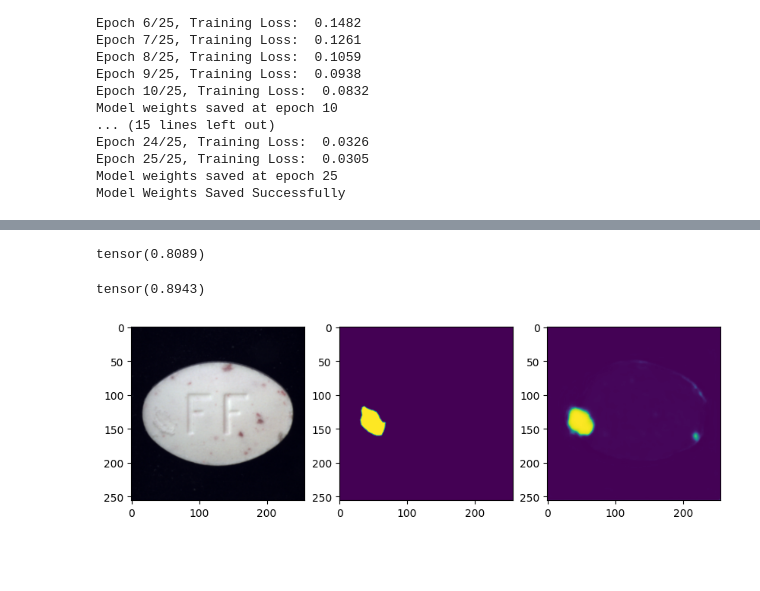
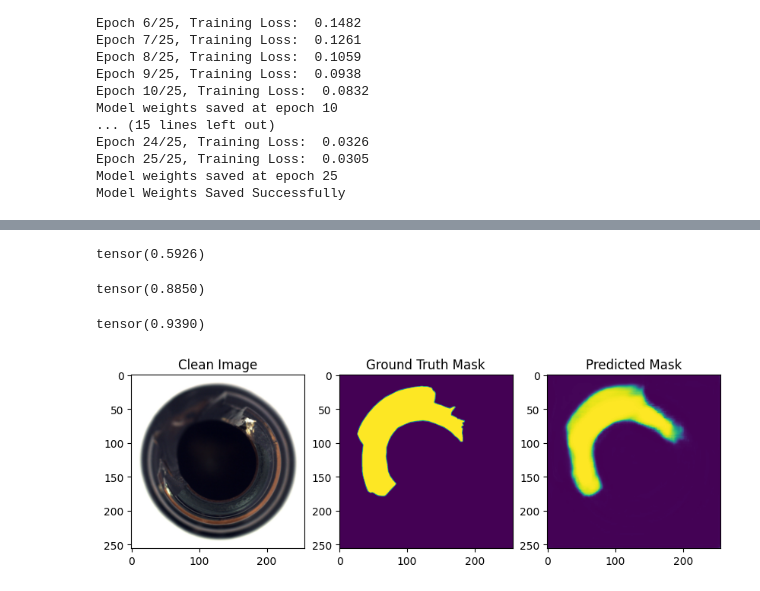
Before and after one commit to gokulmk-12/KLA-Denoising-DLI, a Jupyter notebook: models/MaskSeg.ipynb, the cells around one changed output, grey strips where cells are left out. Saved outputs shown, nothing was run; the diff lists cells and outputs as text; code cells hidden in the pictures; blank space fills up the shorter version.

```diff
--- a/models/MaskSeg.ipynb
+++ b/models/MaskSeg.ipynb
@@ -150,3 +145,12 @@ Epoch 24/25, Training Loss:  0.0326
 Epoch 25/25, Training Loss:  0.0305
 Model weights saved at epoch 25
 Model Weights Saved Successfully
+# %%
+from networks import RIDNet
+
+unetmodel_path = torch.load("saved_models/unet_model.pth")
+unetmodel.load_state_dict(unetmodel_path)
+
+ridnetmodel_path = torch.load("saved_models/ridnet_model.pth")
+ridnet = RIDNet()
+ridnet.load_state_dict(ridnetmodel_path)
@@ -157,32 +190,44 @@ yValPred = unetmodel(Xval[0:8, :, :, :])
+# %%
+intersection = (y_denoise_bin * y_true_bin).sum()
+union = y_denoise_bin.sum() + y_true.sum() - intersection
+iou = intersection / union
+
+iou
+dice_coeff = (2 * intersection) / (y_denoise_bin.sum() + y_true_bin.sum())
+
+print(dice_coeff)
+# %% [output]
+tensor(0.5926)
 # %%
 _, ax = plt.subplots(1, 3, figsize=(10, 8))
 
 ax[0].imshow(Xval[3].detach().numpy().transpose(1, 2, 0))
+ax[0].set_title("Clean Image")
 ax[1].imshow(yVal[3].detach().numpy().transpose(1, 2, 0))
+ax[1].set_title("Ground Truth Mask")
 ax[2].imshow((torch.sigmoid(yValPred[3])).detach().numpy().transpose(1, 2, 0))
+ax[2].set_title("Predicted Mask")
+
 
 y_pred = torch.sigmoid(yValPred[3]) > 0.5
 y_true = yVal[3] > 0.5
 
 y_pred_binary = y_pred.float()
 y_true_binary = y_true.float()
 
 pixel_accuracy = (y_pred_binary == y_true_binary).float().mean()
 pixel_accuracy
 
 intersection = (y_pred_binary * y_true_binary).sum()
 union = y_pred_binary.sum() + y_true_binary.sum() - intersection
 iou = intersection / union
 
 print(iou)
 
 dice_coeff = (2 * intersection) / (y_pred_binary.sum() + y_true_binary.sum())
 
 dice_coeff
-
-# # torch.unique((torch.sigmoid(yValPred[0])>0.5).float())
-# torch.sigmoid(yValPred[1])
 # %% [output]
-tensor(0.8089)
+tensor(0.8850)
-tensor(0.8943)
+tensor(0.9390)
-[figure, old version]
+[figure, new version]
```
Also changed, not shown: parts of 6 cells of this notebook, 4 other files.
